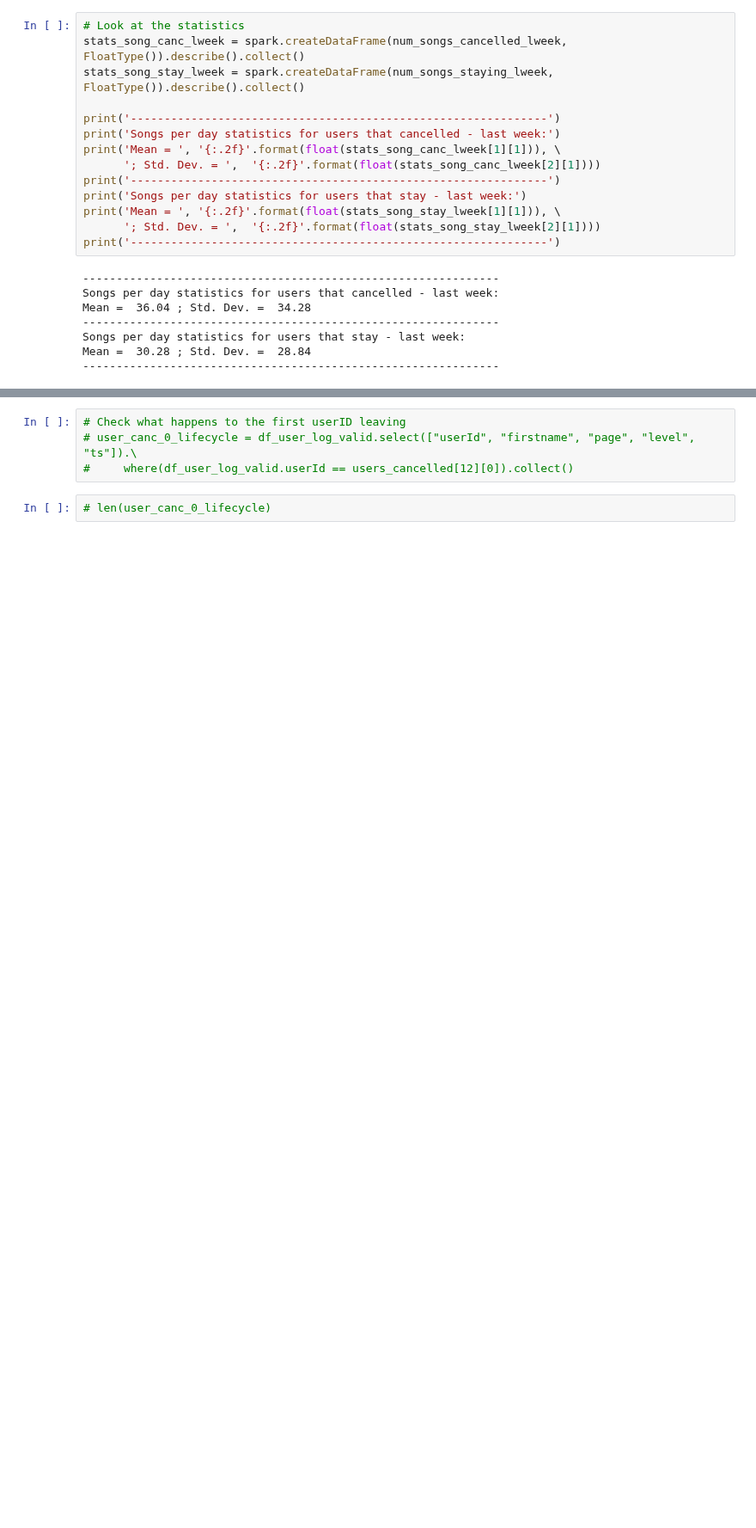
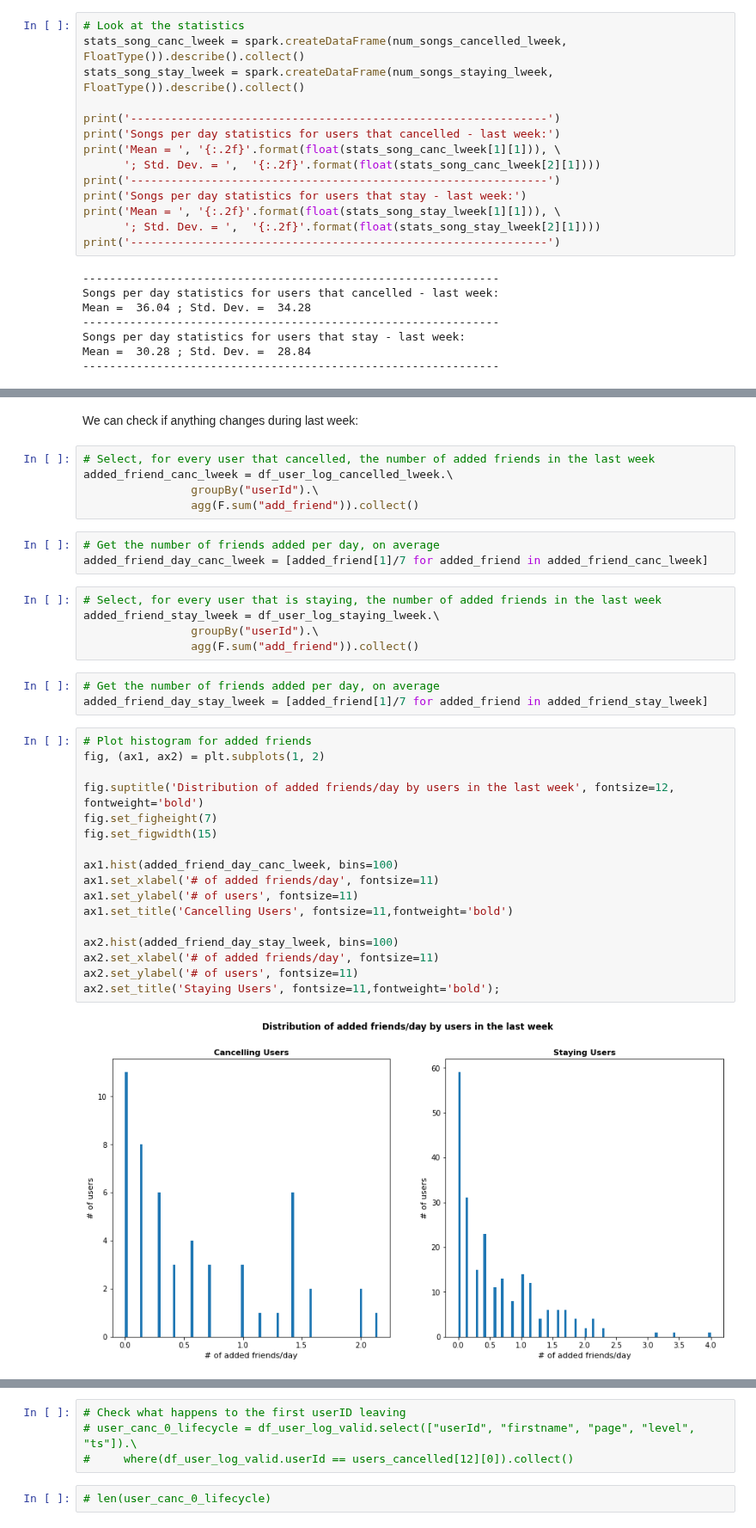
Before and after one commit to russom/DSND-Capstone, a Jupyter notebook: notebooks/Sparkify-project-local.ipynb, the cells around one changed output, grey strips where cells are left out. Shown at 86% size. Drawn from its saved outputs; the diff is of its cells as text; blank space fills up the shorter version.

```diff
--- a/notebooks/Sparkify-project-local.ipynb
+++ b/notebooks/Sparkify-project-local.ipynb
@@ -411,0 +458,37 @@ user_log_staying = user_log_staying.withColumn("add_friend", add_friend("page"))
+# %% [markdown]
+We can check if anything changes during last week:
+# %%
+# Select, for every user that cancelled, the number of added friends in the last week
+added_friend_canc_lweek = df_user_log_cancelled_lweek.\
+                groupBy("userId").\
+                agg(F.sum("add_friend")).collect()
+# %%
+# Get the number of friends added per day, on average
+added_friend_day_canc_lweek = [added_friend[1]/7 for added_friend in added_friend_canc_lweek]
+# %%
+# Select, for every user that is staying, the number of added friends in the last week
+added_friend_stay_lweek = df_user_log_staying_lweek.\
+                groupBy("userId").\
+                agg(F.sum("add_friend")).collect()
+# %%
+# Get the number of friends added per day, on average
+added_friend_day_stay_lweek = [added_friend[1]/7 for added_friend in added_friend_stay_lweek]
+# %%
+# Plot histogram for added friends
+fig, (ax1, ax2) = plt.subplots(1, 2)
+
+fig.suptitle('Distribution of added friends/day by users in the last week', fontsize=12, fontweight='bold')
+fig.set_figheight(7)
+fig.set_figwidth(15)
+
+ax1.hist(added_friend_day_canc_lweek, bins=100)
+ax1.set_xlabel('# of added friends/day', fontsize=11)
+ax1.set_ylabel('# of users', fontsize=11)
+ax1.set_title('Cancelling Users', fontsize=11,fontweight='bold')
+
+ax2.hist(added_friend_day_stay_lweek, bins=100)
+ax2.set_xlabel('# of added friends/day', fontsize=11)
+ax2.set_ylabel('# of users', fontsize=11)
+ax2.set_title('Staying Users', fontsize=11,fontweight='bold');
+# %% [output]
+[figure, added]
```
Also changed, not shown: parts of 93 cells of this notebook.
